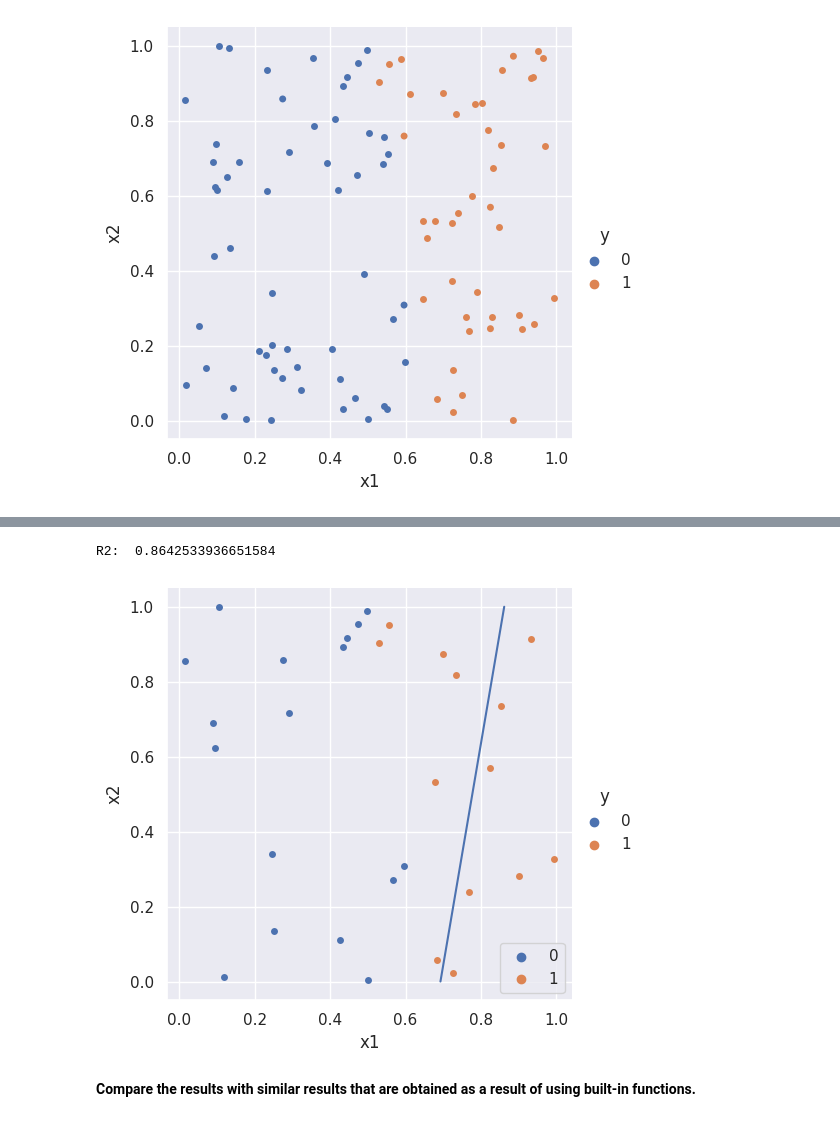
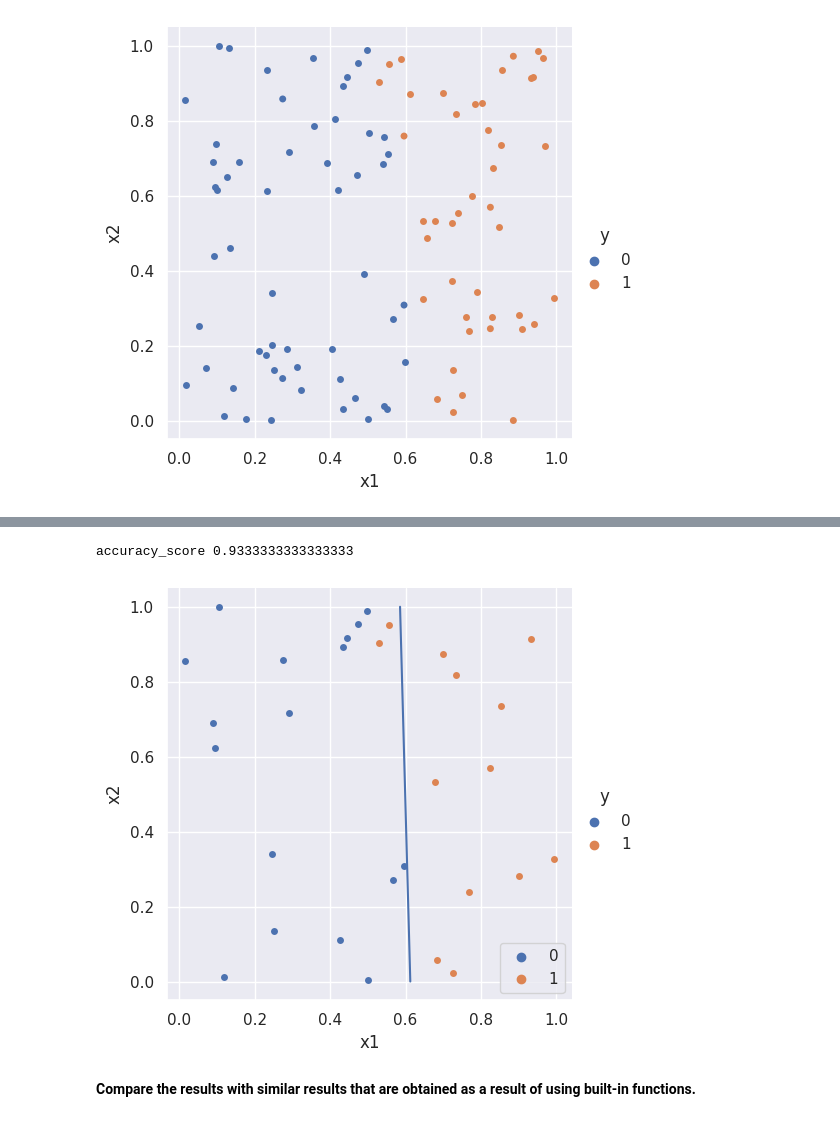
Before and after one commit to neliudochka/RosenblattPerceptron, a Jupyter notebook: RosenblattsPerceptron.ipynb, the cells around one changed output, grey strips where cells are left out. Drawn from its saved outputs; the diff is of its cells as text; code cells hidden in the pictures.

```diff
--- a/RosenblattsPerceptron.ipynb
+++ b/RosenblattsPerceptron.ipynb
@@ -94,30 +94,32 @@ weights:  [-0.6349555202610281, 0.9169052454569249, 0.15512038209469203]
 # %%
 from sklearn.metrics import r2_score
 dTest={x1: np.array(xTest[x1]), x2: np.array(xTest[x2]), y: np.array(yTest)}
 dfTest = pd.DataFrame(dTest, columns=[x1, x2, y])
 
 dPredicted={x1: np.array(xTest[x1]), x2: np.array(xTest[x2]), y: yPedicted}
 dfPredicted = pd.DataFrame(dTest, columns=[x1, x2, y])
 
 sns.catplot(
     data=dTest, x="x1", y="x2", hue="y", native_scale=True)
 
 #build line that split classes
 #for it we need two point
 out1 = 0
 out2 = 1
-in1 = (-weights[0] +weights[2]*out1)/weights[1]
-in2 = (-weights[0] +weights[2]*out2)/weights[1]
+in1 = -(weights[0] +weights[2]*out1)/weights[1]
+in2 = -(weights[0] +weights[2]*out2)/weights[1]
 dLine={x1: [in1, in2], x2: [out1, out2]}
 dfLine = pd.DataFrame(dLine, columns=[x1, x2])
 
 sns.lineplot(data=dfLine, x='x1', y='x2')
 
 
-print("R2: ", r2_score(yTest, yPedicted))
+from sklearn.metrics import accuracy_score
+
+print("accuracy_score", accuracy_score(yTest, yPedicted))
 # %% [output]
-R2:  0.8642533936651584
+accuracy_score 0.9333333333333333
-[figure, old version]
+[figure, new version]
 # %% [markdown]
 **Compare the results with similar results that are obtained as a result of using built-in functions.**
 # %%
```
Also changed, not shown: parts of 2 cells of this notebook.
